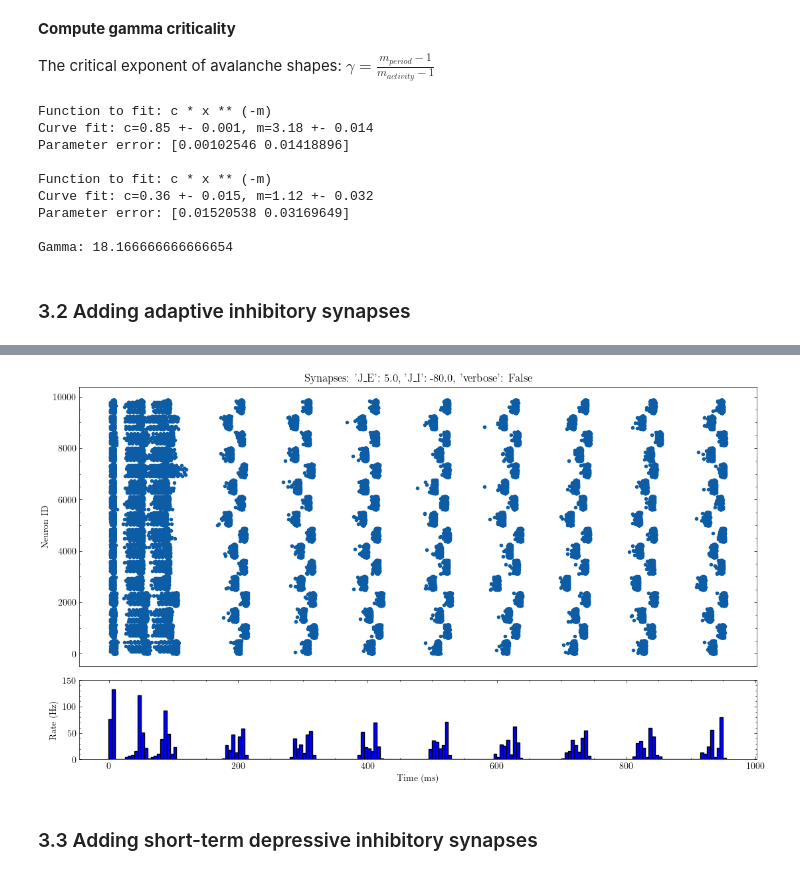
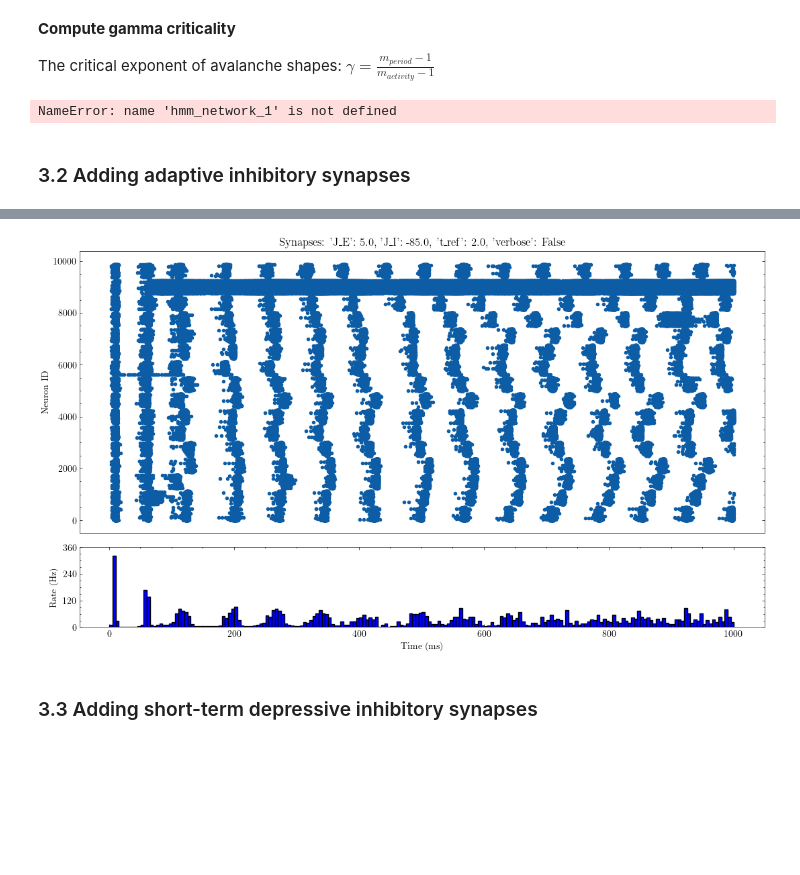
Before and after one commit to hanng00/KEX-project, a Jupyter notebook: kex_project/Part 2c : Building the modular network.ipynb, the cells around one changed output, grey strips where cells are left out. Saved outputs shown, nothing was run; the diff lists cells and outputs as text; code cells hidden in the pictures; blank space fills up the shorter version.

```diff
--- a/kex_project/Part 2c : Building the modular network.ipynb
+++ b/kex_project/Part 2c : Building the modular network.ipynb
@@ -289,36 +229,35 @@ from classes.criticality_metrics import (
     plot_avalanche_sizes_distribution,
     fit_avalanche_sizes_to_power_distribution,
     fit_silent_period_to_power_distribution,
+    fit_avalanche_duration_to_power_distribution,
     compute_gamma,
 )
 
 spikes_E = hmm_network_1.spikes_E
 spike_events = spikes_E.get("events")
+df_spike_events = pd.DataFrame(spike_events)
 
 # plot_silent_period_distribution(spike_events)
 # plot_avalanche_sizes_distribution(spike_events)
 
 c_length, m_length = fit_silent_period_to_power_distribution(
-    spike_events,
+    [df_spike_events],
 )
 print()
-c_activity, m_activity = fit_avalanche_sizes_to_power_distribution(
-    spike_events, silent_threshold=0.5
+c_activity, m_size = fit_avalanche_sizes_to_power_distribution(
+    [df_spike_events], silent_threshold=0.2
+)
+print()
+c_activity, m_duration = fit_avalanche_duration_to_power_distribution(
+    [df_spike_events], silent_threshold=0.2
 )
 
-gamma = compute_gamma(m_length, m_activity)
+
+gamma = compute_gamma(m_duration=m_duration, m_size=m_size)
 
 print(f"\nGamma: {gamma}")
 # %% [output]
-Function to fit: c * x ** (-m)
-Curve fit: c=0.85 +- 0.001, m=3.18 +- 0.014
-Parameter error: [0.00102546 0.01418896]
-
-Function to fit: c * x ** (-m)
-Curve fit: c=0.36 +- 0.015, m=1.12 +- 0.032
-Parameter error: [0.01520538 0.03169649]
-
-Gamma: 18.166666666666654
+NameError: name 'hmm_network_1' is not defined
 # %% [markdown]
 ### 3.2 Adding adaptive inhibitory synapses
 # %%
@@ -326,7 +265,7 @@ from classes.hmn_adaptive import HMNAdaptive
 
 nest.ResetKernel()
 
-STIMULATION_SCHEME = get_all_but_sharp_stimulation(stop=100, rate_hz=5)
+STIMULATION_SCHEME = get_all_but_sharp_stimulation(stop=100, rate_hz=1)
 # STIMULATION_SCHEME = get_few_but_wide_stimulation(stop=200, rate_hz=5)
 
 #####################
@@ -335,13 +274,14 @@ strength = 10
 
 params_1 = {
     "J_E": 0.5 * strength,
-    "J_I": -8.0 * strength,
+    "J_I": -8.5 * strength,
+    "t_ref": 2.0,
     "verbose": False,
 }
 noise_config = {
     # "module_ids": [2, 6, 11, 15],
-    "module_ids": list(range(1, 17, 2)),
-    "p": 0.5,
+    "module_ids": list(range(1, 17, 1)),
+    "p": 0.0,
 }
 
 simtime = 1_000
@@ -379,5 +319,5 @@ Apr 19 20:35:06 SimulationManager::run [Info]:
     Simulation finished.
-[figure, old version]
+[figure, new version]
 # %% [markdown]
 ### 3.3 Adding short-term depressive inhibitory synapses
 # %%
```
Also changed, not shown: parts of 8 cells of this notebook, 21 other files.
